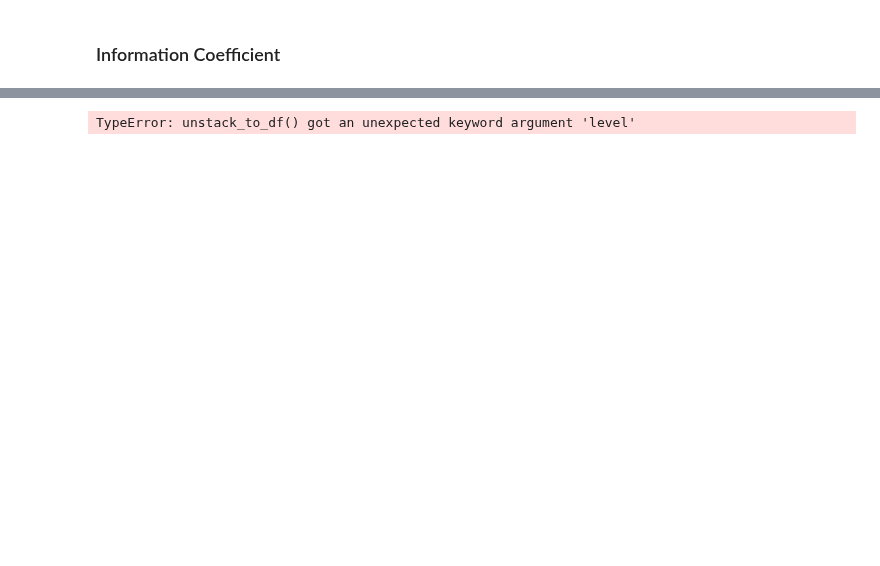
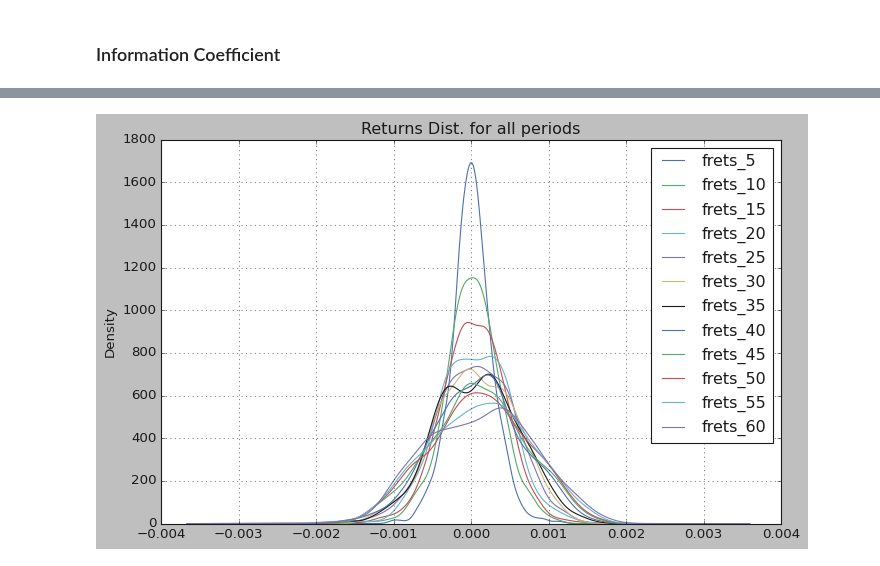
Before and after one commit to skalaydzhiyski/phitech-research, a Jupyter notebook: notebooks/ml4t-chapter4.ipynb, the cells around one changed output, grey strips where cells are left out. Cells and saved outputs as stored; diff of their text form; code cells hidden in the pictures; blank space fills up the shorter version.

```diff
--- a/notebooks/ml4t-chapter4.ipynb
+++ b/notebooks/ml4t-chapter4.ipynb
@@ -35,2 +36,4 @@ plt.show()
 # %%
-series
+periods = range(5, 65, 5)
+for p in periods:
+    df[f"frets_{p}"] = df.close.pct_change(-p)
@@ -51,4 +40,9 @@ Name: close, Length: 1024, dtype: float64
-# %%
-series.
-# %% [output]
-TypeError: unstack_to_df() got an unexpected keyword argument 'level'
+# %%
+df.dropna(inplace=True)
+for p in periods:
+    df[f"frets_{p}"].plot(
+        kind="kde", legend=True, title="Returns Dist. for all periods"
+    )
+plt.show()
+# %% [output]
+[figure, added]
```
Also changed, not shown: parts of 10 cells of this notebook.
